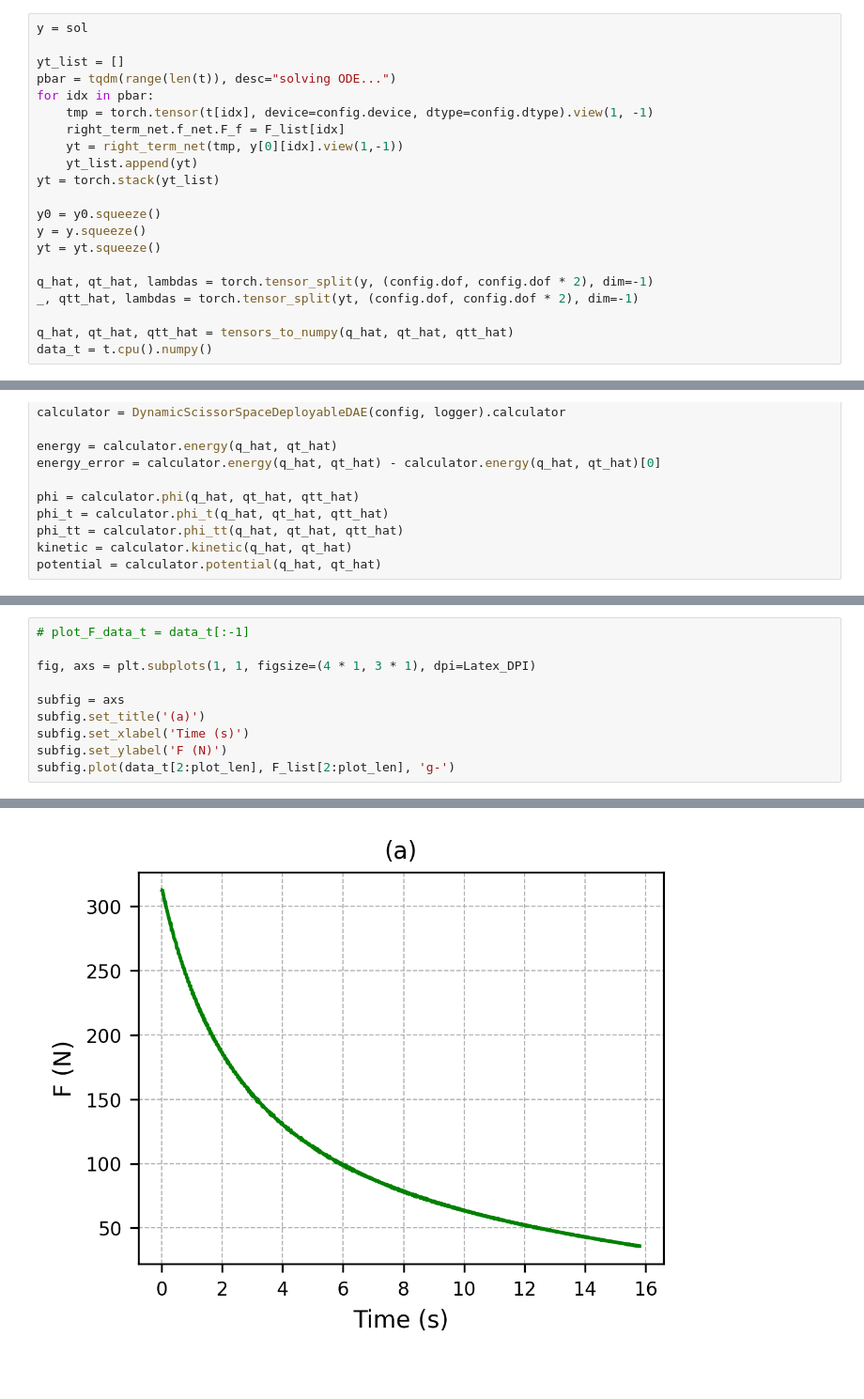
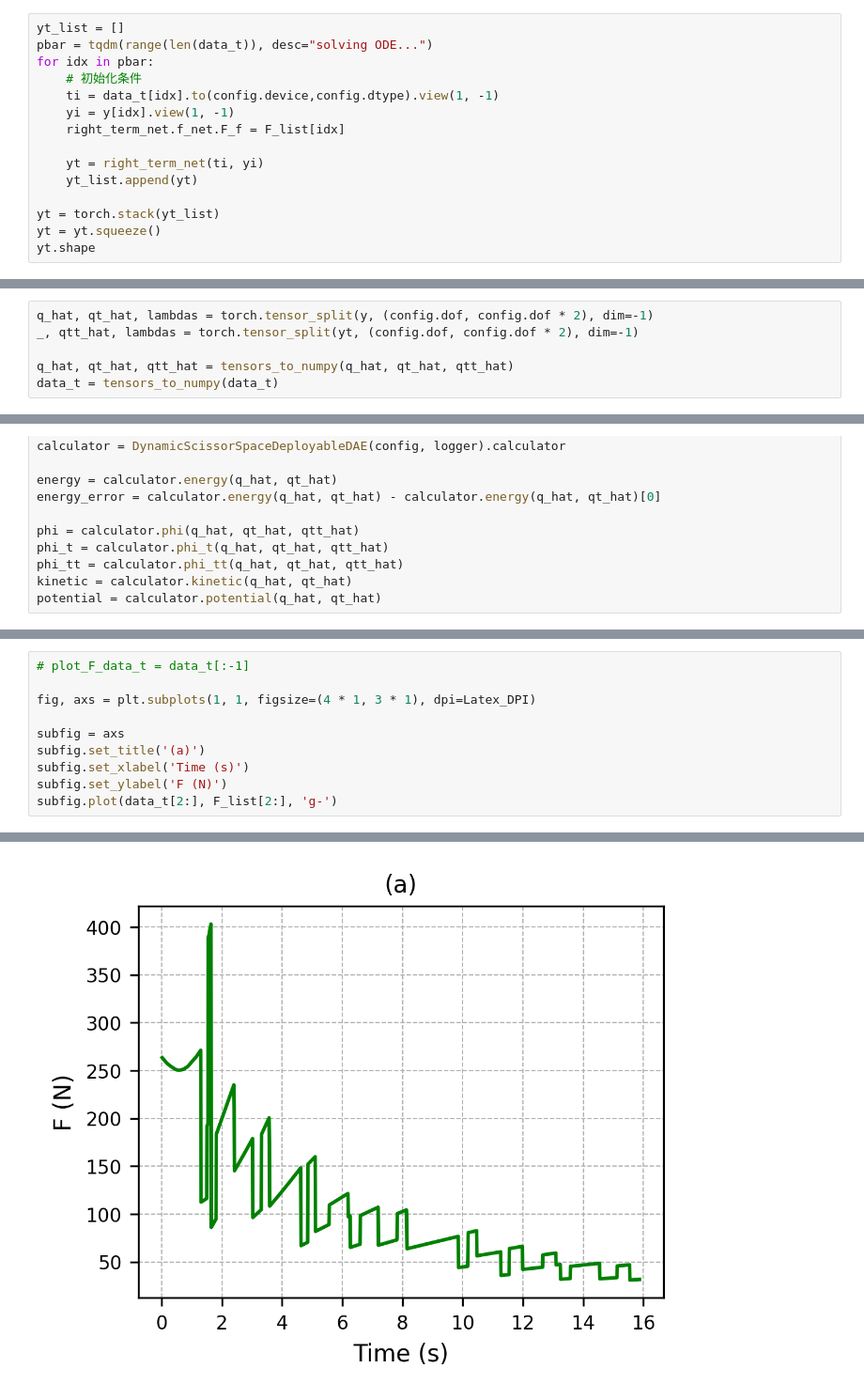
Before and after one commit to HuangYin0514/dynamic_inverse_problem, a Jupyter notebook: analysis/scissor_space_deployable/Optimize design.ipynb, the cells around one changed output, grey strips where cells are left out. Shown at 94% size. Drawn from its saved outputs; the diff is of its cells as text.

```diff
--- a/analysis/scissor_space_deployable/Optimize design.ipynb
+++ b/analysis/scissor_space_deployable/Optimize design.ipynb
@@ -84,21 +100,15 @@ sol = sol.permute(1, 0, 2)
 # %%
-y = sol
+yt_list = []
+pbar = tqdm(range(len(data_t)), desc="solving ODE...")
+for idx in pbar:
+    # 初始化条件
+    ti = data_t[idx].to(config.device,config.dtype).view(1, -1)
+    yi = y[idx].view(1, -1)
+    right_term_net.f_net.F_f = F_list[idx]
 
-yt_list = []
-pbar = tqdm(range(len(t)), desc="solving ODE...")
-for idx in pbar:
-    tmp = torch.tensor(t[idx], device=config.device, dtype=config.dtype).view(1, -1)
-    right_term_net.f_net.F_f = F_list[idx]
-    yt = right_term_net(tmp, y[0][idx].view(1,-1))
+    yt = right_term_net(ti, yi)
     yt_list.append(yt)
+
 yt = torch.stack(yt_list)
-
-y0 = y0.squeeze()
-y = y.squeeze()
 yt = yt.squeeze()
-
-q_hat, qt_hat, lambdas = torch.tensor_split(y, (config.dof, config.dof * 2), dim=-1)
-_, qtt_hat, lambdas = torch.tensor_split(yt, (config.dof, config.dof * 2), dim=-1)
-
-q_hat, qt_hat, qtt_hat = tensors_to_numpy(q_hat, qt_hat, qtt_hat)
-data_t = t.cpu().numpy()
+yt.shape
@@ -105 +117,7 @@ data_t = t.cpu().numpy()
+# %%
+q_hat, qt_hat, lambdas = torch.tensor_split(y, (config.dof, config.dof * 2), dim=-1)
+_, qtt_hat, lambdas = torch.tensor_split(yt, (config.dof, config.dof * 2), dim=-1)
+
+q_hat, qt_hat, qtt_hat = tensors_to_numpy(q_hat, qt_hat, qtt_hat)
+data_t = tensors_to_numpy(data_t)
 # %%
@@ -186,16 +204,16 @@ subfig.plot(data_t[:plot_len], F_list[:plot_len], 'g-')
 # %%
 # plot_F_data_t = data_t[:-1]
 
 fig, axs = plt.subplots(1, 1, figsize=(4 * 1, 3 * 1), dpi=Latex_DPI)
 
 subfig = axs
 subfig.set_title('(a)')
 subfig.set_xlabel('Time (s)')
 subfig.set_ylabel('F (N)')
-subfig.plot(data_t[2:plot_len], F_list[2:plot_len], 'g-')
+subfig.plot(data_t[2:], F_list[2:], 'g-')
 # %% [output]
 [<matplotlib.lines.Line2D at 0x...>]
-[figure, old version]
+[figure, new version]
 # %%
 import numpy as np
 import matplotlib.pyplot as plt
```
Also changed, not shown: parts of 12 cells of this notebook, 5 other files.
